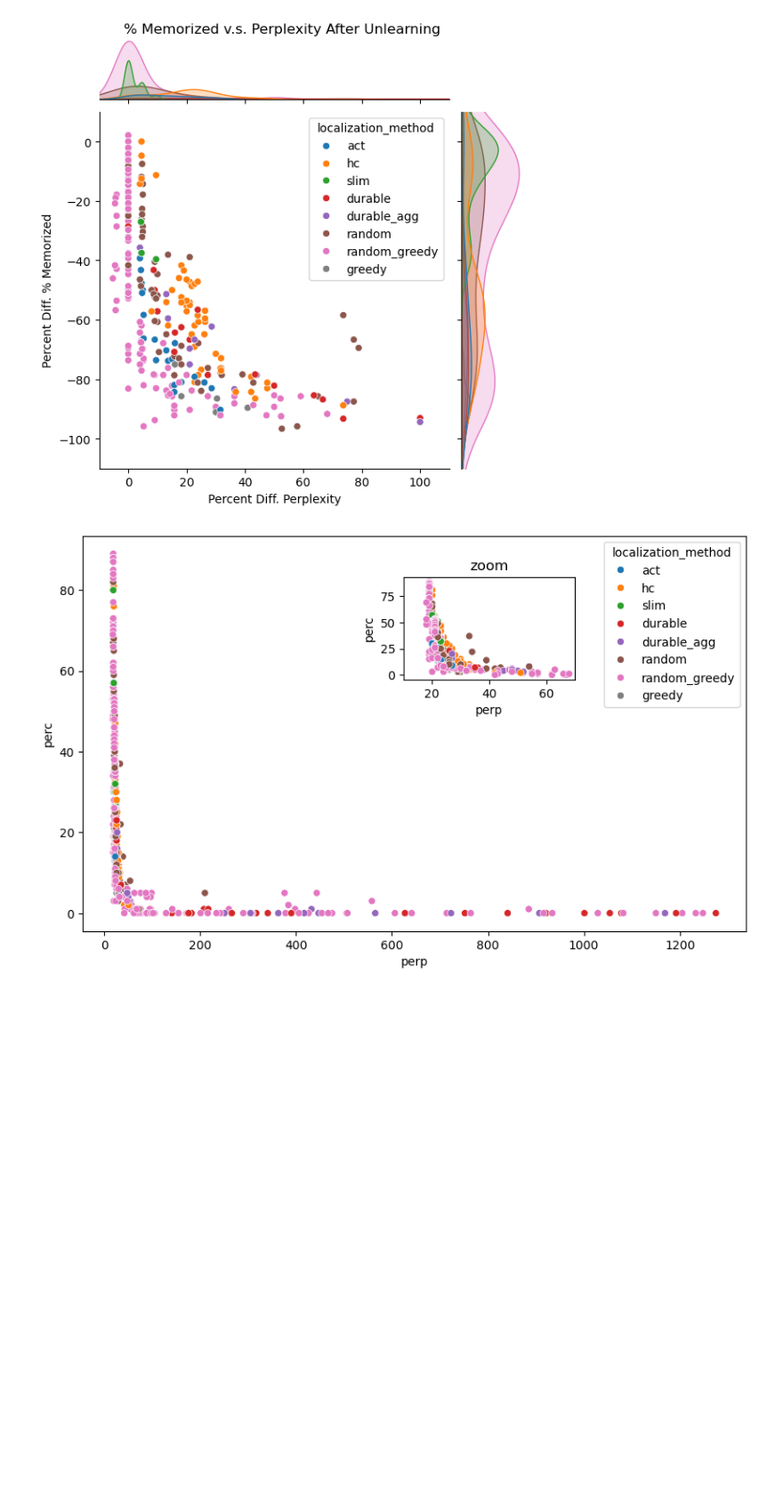
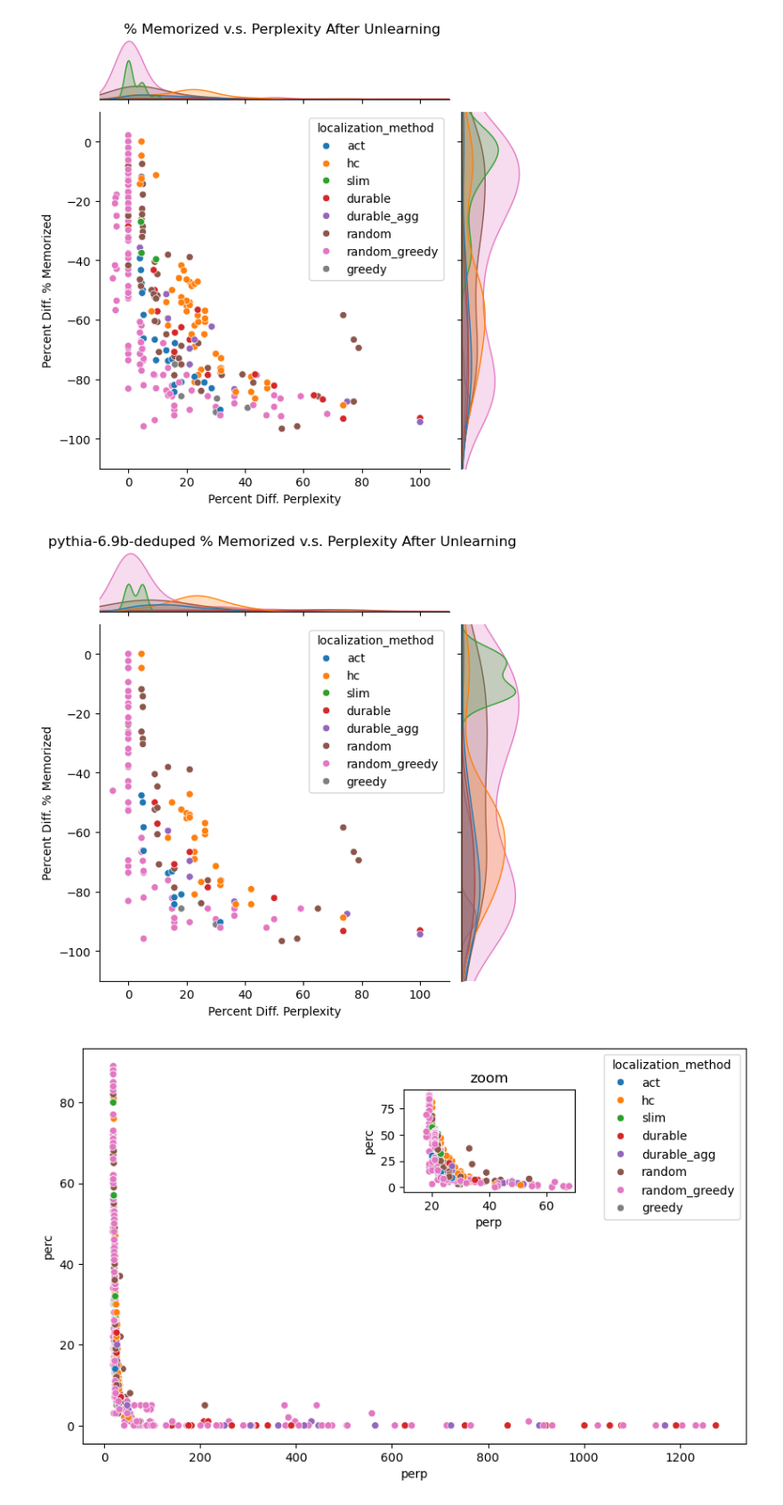
Before and after one commit to msakarvadia/memorization, a Jupyter notebook: figs/pythia_unlearning_results.ipynb, the cells around one changed output. Shown at 89% size. Cells and saved outputs as stored; diff of their text form; code cells hidden in the pictures; blank space fills up the shorter version.

```diff
--- a/figs/pythia_unlearning_results.ipynb
+++ b/figs/pythia_unlearning_results.ipynb
@@ -887,6 +971,25 @@ p.fig.subplots_adjust(top=0.95)
 plt.savefig(f"pythia_method_scatter_kde_plot.pdf", bbox_inches='tight')
 # %% [output]
 [figure]
+# %%
+model_name = "pythia-6.9b-deduped"
+p = sns.jointplot( y="perc_diff",
+               x="perp_diff",
+              hue="localization_method",
+              data=df_w_all_prod_results[(df_w_all_prod_results.perp < 40) & (df_w_all_prod_results.perc < 50)& (df_w_all_prod_results.model_name == f'EleutherAI/{model_name}')],
+              #kind="kde",
+              xlim=(-10,110),
+              ylim=(-110,10),
+              #palette="Set2",
+                 )
+p.fig.suptitle(f"{model_name} % Memorized v.s. Perplexity After Unlearning")
+#p.fig.xlabel('Percent Diff. Perplexity')
+p.ax_joint.set_ylabel('Percent Diff. % Memorized')
+p.ax_joint.set_xlabel('Percent Diff. Perplexity')
+p.fig.subplots_adjust(top=0.95)
+plt.savefig(f"pythia_method_scatter_kde_plot.pdf", bbox_inches='tight')
+# %% [output]
+[figure, added]
 # %%
 fig, axs = plt.subplots( 1, 1, sharex="col", sharey='row', figsize=(10,6))
 sns.scatterplot(x="perp", y="perc", data=df_w_all_prod_results, hue='localization_method', ax=axs)
```
Also changed, not shown: parts of 5 cells of this notebook, 2 other files.
